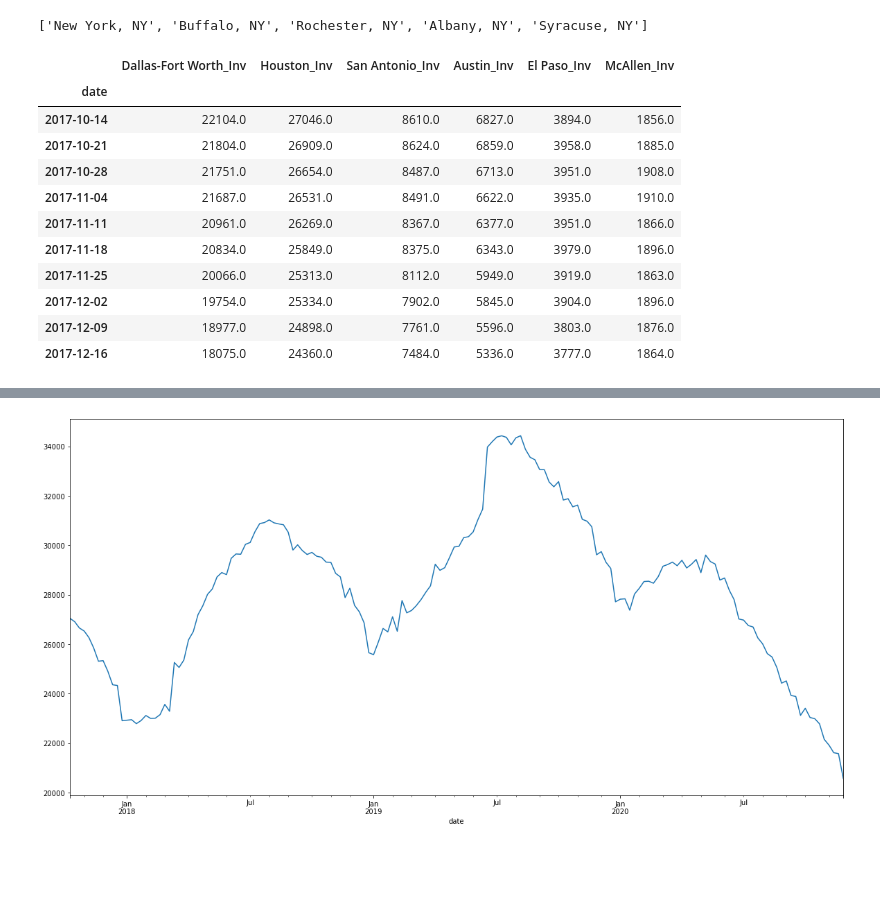
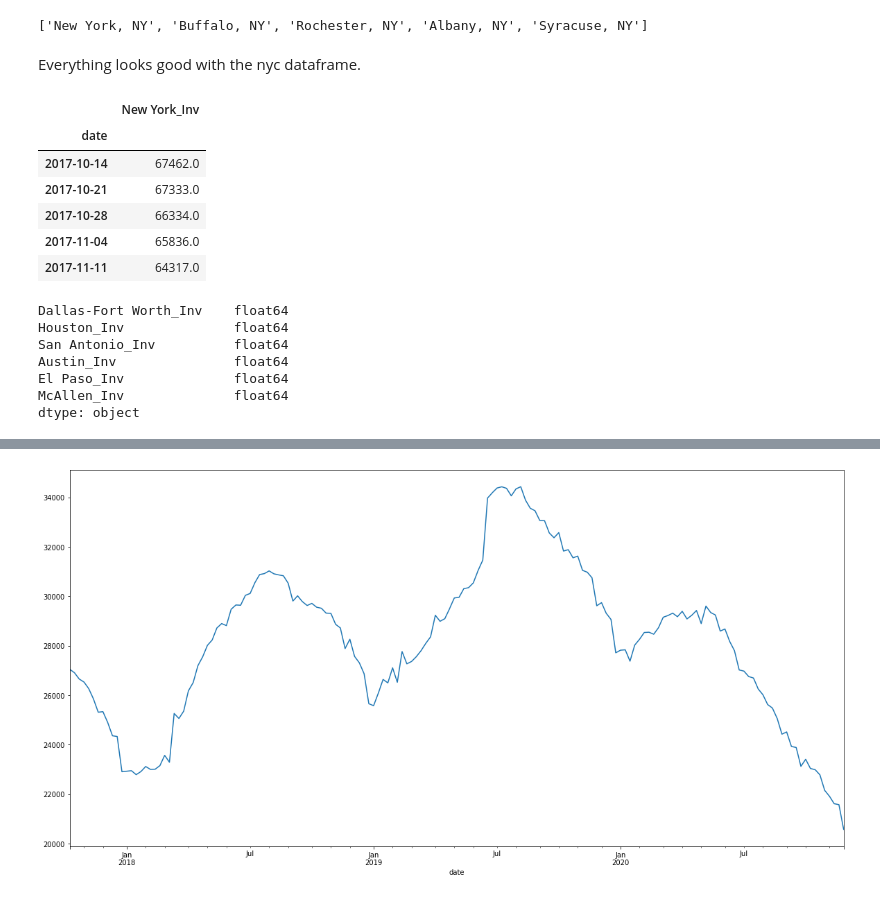
Before and after one commit to ricksolis/zillow-real_estate_data_cleaning, a Jupyter notebook: notebooks/1. Zillow-Inventory Sales -- Cleaning Data.ipynb, the cells around one changed output, grey strips where cells are left out. Saved outputs shown, nothing was run; the diff lists cells and outputs as text; code cells hidden in the pictures; blank space fills up the shorter version.

```diff
--- a/notebooks/1. Zillow-Inventory Sales -- Cleaning Data.ipynb
+++ b/notebooks/1. Zillow-Inventory Sales -- Cleaning Data.ipynb
@@ -96,5 +127,3 @@ df.head()
 | 3 | 394463 | 3 | Chicago, IL | Msa | IL | 38109.0 | 37722.0 | 37182.0 | 36553.0 | ... |
 | 4 | 394514 | 4 | Dallas-Fort Worth, TX | Msa | TX | 22104.0 | 21804.0 | 21751.0 | 21687.0 | ... |
 5 rows × 169 columns
-# %%
-df.drop(columns=['RegionType', 'RegionID'], axis=1, inplace=True)
@@ -221 +257,17 @@ dfw = extract_region('Dallas-Fort Worth, TX', df, drop_columns)
+# %%
+#Test the function to and make sure everything is working as intended.
+
+nyc = extract_region('New York, NY', df_inv, drop_columns, suffix='Inv')
+# %% [markdown]
+Everything looks good with the nyc dataframe.
+# %%
+nyc.head()
+# %% [output]
+|  | New York_Inv |
+| date |  |
+| 2017-10-14 | 67462.0 |
+| 2017-10-21 | 67333.0 |
+| 2017-10-28 | 66334.0 |
+| 2017-11-04 | 65836.0 |
+| 2017-11-11 | 64317.0 |
 # %%
@@ -226,16 +284,11 @@ for i in tx_regions:
 tx = pd.concat(tx_df_list, axis=1)
-# %%
-tx.head(10)
-# %% [output]
-|  | Dallas-Fort Worth_Inv | Houston_Inv | San Antonio_Inv | Austin_Inv | El Paso_Inv | McAllen_Inv |
-| date |  |  |  |  |  |  |
-| 2017-10-14 | 22104.0 | 27046.0 | 8610.0 | 6827.0 | 3894.0 | 1856.0 |
-| 2017-10-21 | 21804.0 | 26909.0 | 8624.0 | 6859.0 | 3958.0 | 1885.0 |
-| 2017-10-28 | 21751.0 | 26654.0 | 8487.0 | 6713.0 | 3951.0 | 1908.0 |
-| 2017-11-04 | 21687.0 | 26531.0 | 8491.0 | 6622.0 | 3935.0 | 1910.0 |
-| 2017-11-11 | 20961.0 | 26269.0 | 8367.0 | 6377.0 | 3951.0 | 1866.0 |
-| 2017-11-18 | 20834.0 | 25849.0 | 8375.0 | 6343.0 | 3979.0 | 1896.0 |
-| 2017-11-25 | 20066.0 | 25313.0 | 8112.0 | 5949.0 | 3919.0 | 1863.0 |
-| 2017-12-02 | 19754.0 | 25334.0 | 7902.0 | 5845.0 | 3904.0 | 1896.0 |
-| 2017-12-09 | 18977.0 | 24898.0 | 7761.0 | 5596.0 | 3803.0 | 1876.0 |
-| 2017-12-16 | 18075.0 | 24360.0 | 7484.0 | 5336.0 | 3777.0 | 1864.0 |
+# %%
+tx.dtypes
+# %% [output]
+Dallas-Fort Worth_Inv    float64
+Houston_Inv              float64
+San Antonio_Inv          float64
+Austin_Inv               float64
+El Paso_Inv              float64
+McAllen_Inv              float64
+dtype: object
```
Also changed, not shown: parts of 34 cells of this notebook.
